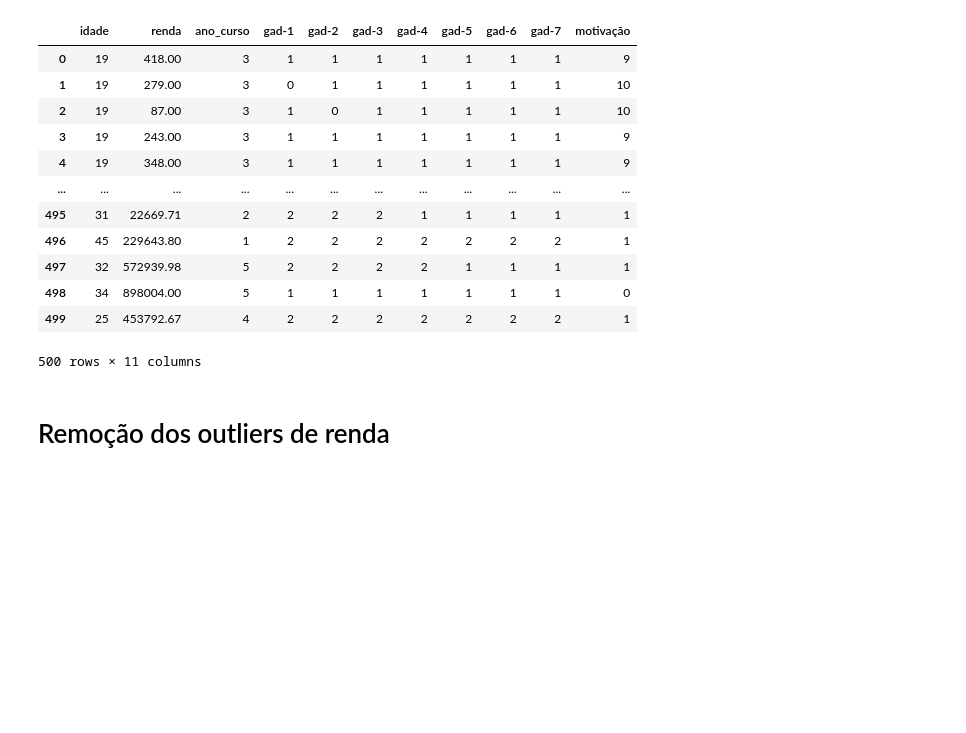
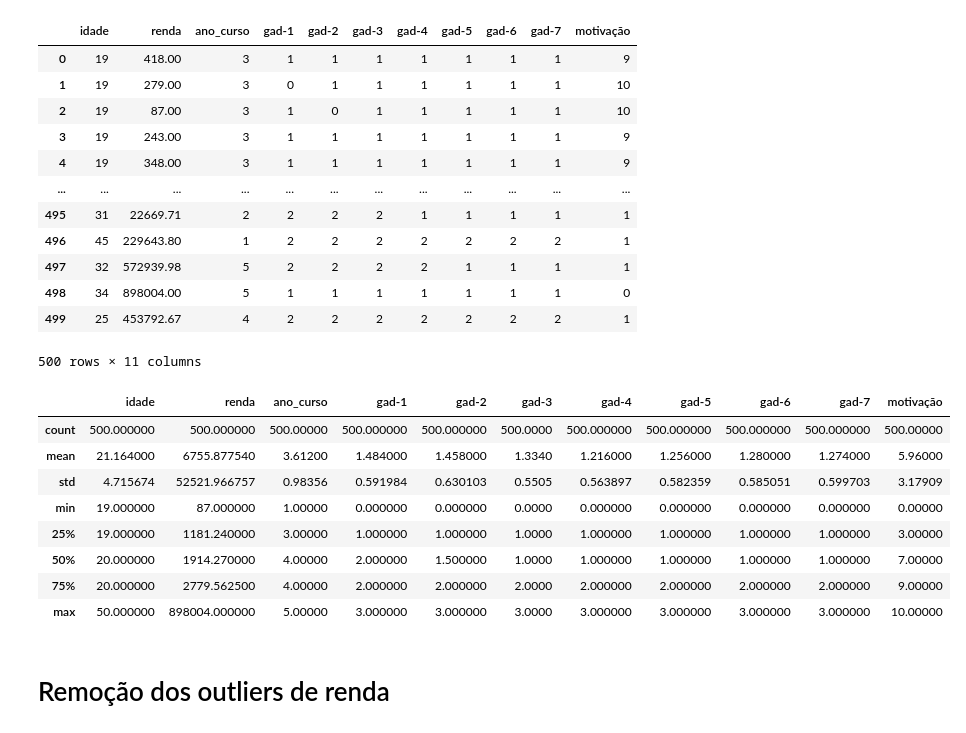
Before and after one commit to andretakeo/Projeto2_03-2023, a Jupyter notebook: Projeto #02.ipynb, the cells around one changed output. Saved outputs shown, nothing was run; the diff lists cells and outputs as text; code cells hidden in the pictures; blank space fills up the shorter version.

```diff
--- a/Projeto #02.ipynb
+++ b/Projeto #02.ipynb
@@ -51,6 +57,18 @@ df
 | 498 | 34 | 898004.00 | 5 | 1 | 1 | 1 | 1 | 1 | 1 | 1 | 0 |
 | 499 | 25 | 453792.67 | 4 | 2 | 2 | 2 | 2 | 2 | 2 | 2 | 1 |
 500 rows × 11 columns
+# %%
+df.describe()
+# %% [output]
+|  | idade | renda | ano_curso | gad-1 | gad-2 | gad-3 | gad-4 | gad-5 | gad-6 | gad-7 | motivação |
+| count | 500.000000 | 500.000000 | 500.00000 | 500.000000 | 500.000000 | 500.0000 | 500.000000 | 500.000000 | 500.000000 | 500.000000 | 500.00000 |
+| mean | 21.164000 | 6755.877540 | 3.61200 | 1.484000 | 1.458000 | 1.3340 | 1.216000 | 1.256000 | 1.280000 | 1.274000 | 5.96000 |
+| std | 4.715674 | 52521.966757 | 0.98356 | 0.591984 | 0.630103 | 0.5505 | 0.563897 | 0.582359 | 0.585051 | 0.599703 | 3.17909 |
+| min | 19.000000 | 87.000000 | 1.00000 | 0.000000 | 0.000000 | 0.0000 | 0.000000 | 0.000000 | 0.000000 | 0.000000 | 0.00000 |
+| 25% | 19.000000 | 1181.240000 | 3.00000 | 1.000000 | 1.000000 | 1.0000 | 1.000000 | 1.000000 | 1.000000 | 1.000000 | 3.00000 |
+| 50% | 20.000000 | 1914.270000 | 4.00000 | 2.000000 | 1.500000 | 1.0000 | 1.000000 | 1.000000 | 1.000000 | 1.000000 | 7.00000 |
+| 75% | 20.000000 | 2779.562500 | 4.00000 | 2.000000 | 2.000000 | 2.0000 | 2.000000 | 2.000000 | 2.000000 | 2.000000 | 9.00000 |
+| max | 50.000000 | 898004.000000 | 5.00000 | 3.000000 | 3.000000 | 3.0000 | 3.000000 | 3.000000 | 3.000000 | 3.000000 | 10.00000 |
 # %% [markdown]
 # Remoção dos outliers de renda
 # %%
```
Also changed, not shown: parts of 4 cells of this notebook.
